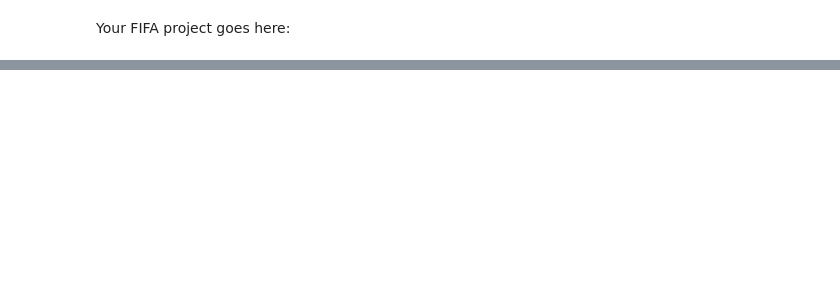
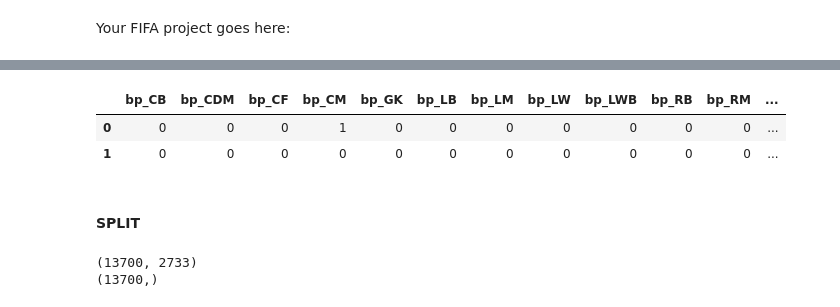
Before and after one commit to Inescgamez/lessons, a Jupyter notebook: unit_1/FIFA Project/fifa_project.ipynb, the cells around one changed output, grey strips where cells are left out. Drawn from its saved outputs; the diff is of its cells as text; code cells hidden in the pictures; blank space fills up the shorter version.

```diff
--- a/unit_1/FIFA Project/fifa_project.ipynb
+++ b/unit_1/FIFA Project/fifa_project.ipynb
@@ -65,0 +248,2 @@ float(data['Height'][0].split("'")[0])*12 + float(data['Height'][0].split("'")[1
+# %%
+data['release_clause'] = list(map(transformar_formato_dinero, data['release_clause']))
@@ -65,0 +256,2 @@ float(data['Height'][0].split("'")[0])*12 + float(data['Height'][0].split("'")[1
+# %%
+data = data.drop_duplicates()
@@ -65,0 +268,2 @@ float(data['Height'][0].split("'")[0])*12 + float(data['Height'][0].split("'")[1
+# %%
+data.drop(['unnamed:_0', 'id', 'name', 'nationality', 'club', 'team_&_contract', 'joined', 'total_stats', 'mentality', 'release_clause', 'contract', 'foot', 'curve', 'shot_power', 'movement', 'position', 'composure', 'base_stats'], axis=1, inplace=True)
@@ -65,0 +272,3 @@ float(data['Height'][0].split("'")[0])*12 + float(data['Height'][0].split("'")[1
+# %%
+cat_cols = data.select_dtypes(object).columns
+cat_cols
@@ -65,0 +283,7 @@ float(data['Height'][0].split("'")[0])*12 + float(data['Height'][0].split("'")[1
+# %%
+one_hot_data=pd.get_dummies(data[cat_cols], drop_first=True)
+one_hot_data.head(2)
+# %% [output]
+|  | bp_CB | bp_CDM | bp_CF | bp_CM | bp_GK | bp_LB | bp_LM | bp_LW | bp_LWB | bp_RB | bp_RM | ... |
+| 0 | 0 | 0 | 0 | 1 | 0 | 0 | 0 | 0 | 0 | 0 | 0 | ... |
+| 1 | 0 | 0 | 0 | 0 | 0 | 0 | 0 | 0 | 0 | 0 | 0 | ... |
@@ -65,0 +293,2 @@ float(data['Height'][0].split("'")[0])*12 + float(data['Height'][0].split("'")[1
+# %% [markdown]
+#### SPLIT
@@ -65,0 +301,6 @@ float(data['Height'][0].split("'")[0])*12 + float(data['Height'][0].split("'")[1
+# %%
+print(X.shape)
+print(y.shape)
+# %% [output]
+(13700, 2733)
+(13700,)
```
Also changed, not shown: parts of 90 cells of this notebook, 5 other files.
